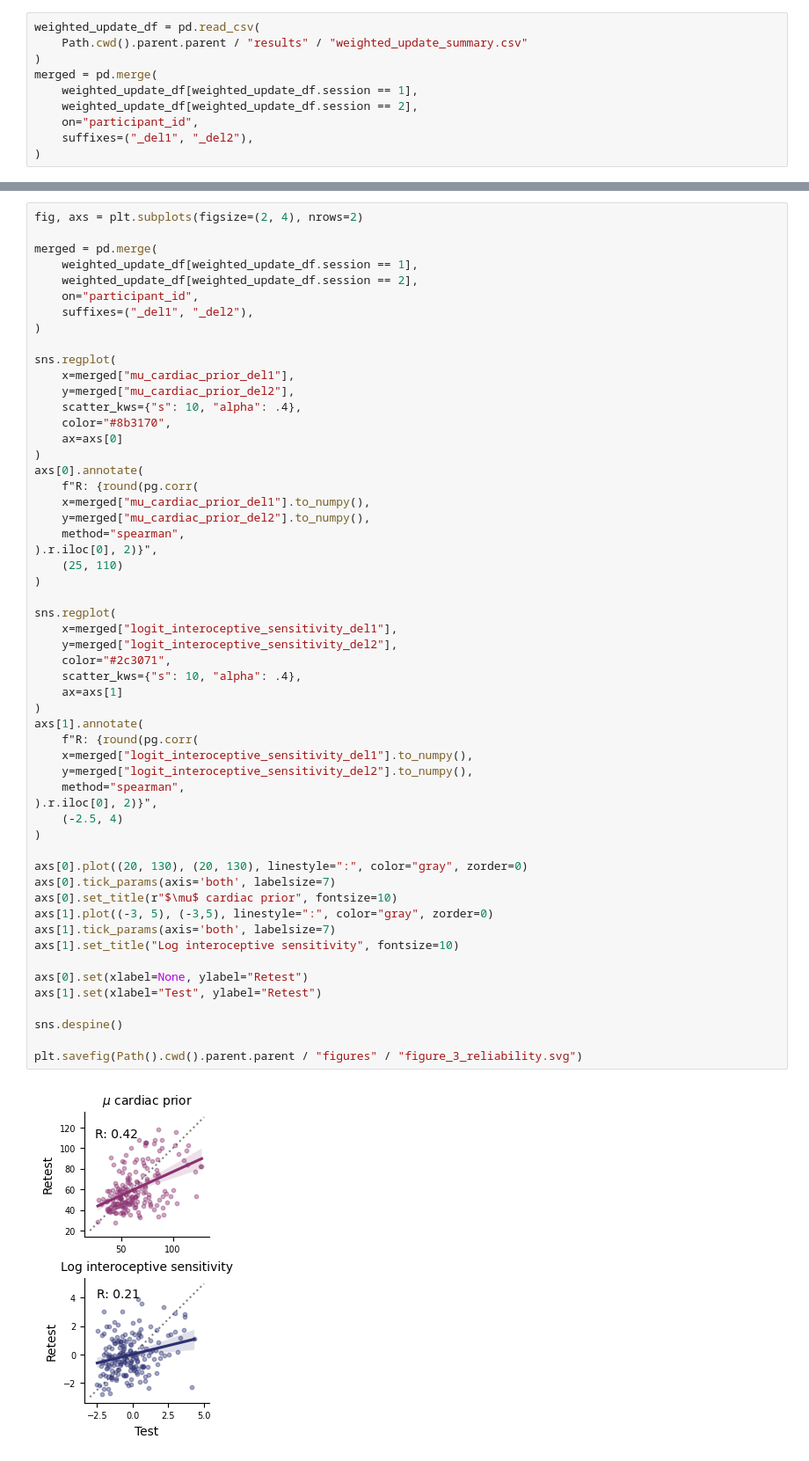
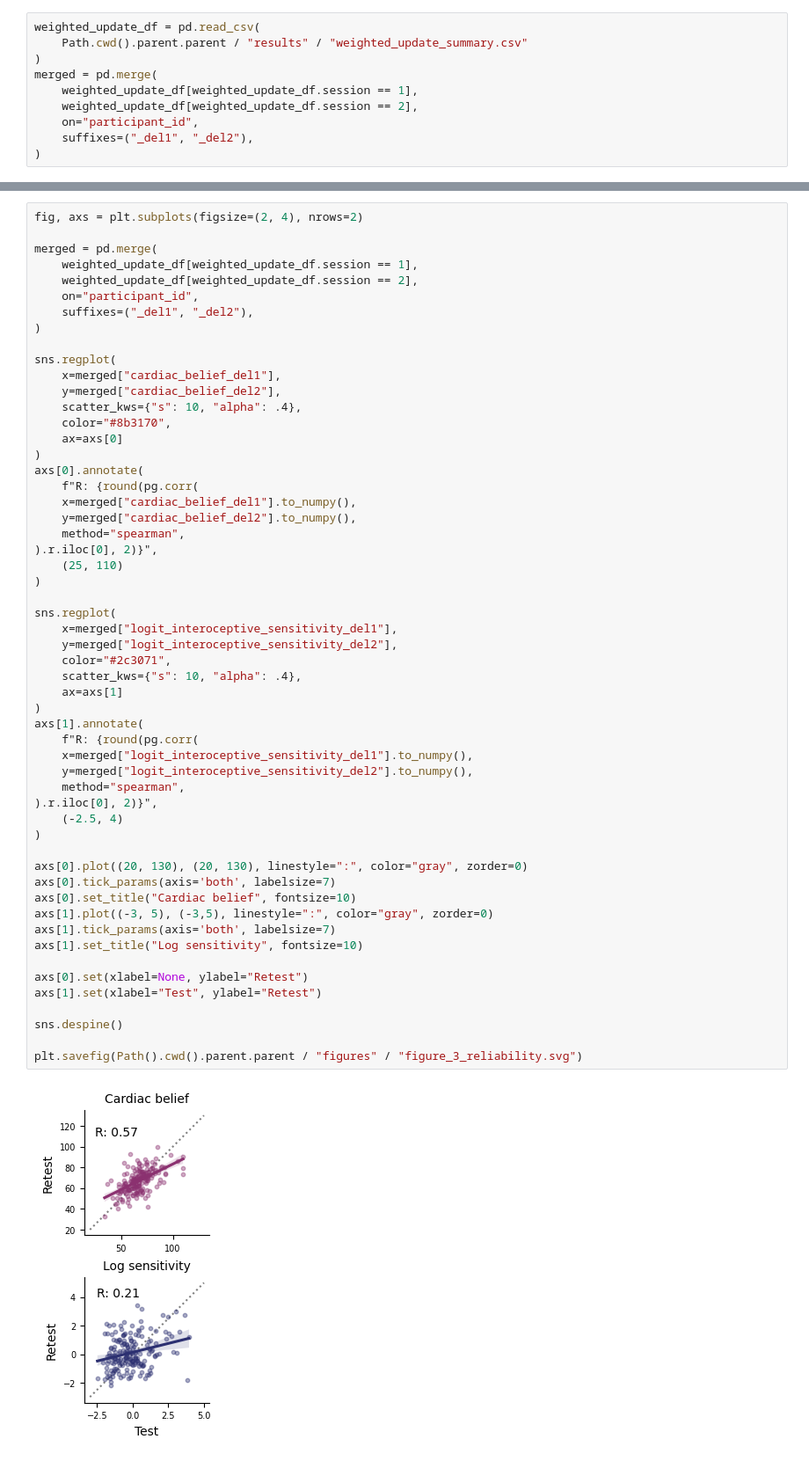
Before and after one commit to LegrandNico/ComputationalCardioception, a Jupyter notebook: code/notebooks/Figure_3_intero_extero.ipynb, the cells around one changed output, grey strips where cells are left out. Shown at 88% size. Cells and saved outputs as stored; diff of their text form.

Commit message:
figures and notebooks

```diff
--- a/code/notebooks/Figure_3_intero_extero.ipynb
+++ b/code/notebooks/Figure_3_intero_extero.ipynb
@@ -73,49 +89,49 @@ merged = pd.merge(
 )
 
 sns.regplot(
-    x=merged["mu_cardiac_prior_del1"],
-    y=merged["mu_cardiac_prior_del2"],
+    x=merged["cardiac_belief_del1"],
+    y=merged["cardiac_belief_del2"],
     scatter_kws={"s": 10, "alpha": .4},
     color="#8b3170",
     ax=axs[0]
 )
 axs[0].annotate(
     f"R: {round(pg.corr(
-    x=merged["mu_cardiac_prior_del1"].to_numpy(),
-    y=merged["mu_cardiac_prior_del2"].to_numpy(),
+    x=merged["cardiac_belief_del1"].to_numpy(),
+    y=merged["cardiac_belief_del2"].to_numpy(),
     method="spearman",
 ).r.iloc[0], 2)}",
     (25, 110)
 )
 
 sns.regplot(
     x=merged["logit_interoceptive_sensitivity_del1"],
     y=merged["logit_interoceptive_sensitivity_del2"],
     color="#2c3071",
     scatter_kws={"s": 10, "alpha": .4},
     ax=axs[1]
 )
 axs[1].annotate(
     f"R: {round(pg.corr(
     x=merged["logit_interoceptive_sensitivity_del1"].to_numpy(),
     y=merged["logit_interoceptive_sensitivity_del2"].to_numpy(),
     method="spearman",
 ).r.iloc[0], 2)}",
     (-2.5, 4)
 )
 
 axs[0].plot((20, 130), (20, 130), linestyle=":", color="gray", zorder=0)
 axs[0].tick_params(axis='both', labelsize=7)
-axs[0].set_title(r"$\mu$ cardiac prior", fontsize=10)
+axs[0].set_title("Cardiac belief", fontsize=10)
 axs[1].plot((-3, 5), (-3,5), linestyle=":", color="gray", zorder=0)
 axs[1].tick_params(axis='both', labelsize=7)
-axs[1].set_title("Log interoceptive sensitivity", fontsize=10)
+axs[1].set_title("Log sensitivity", fontsize=10)
 
 axs[0].set(xlabel=None, ylabel="Retest")
 axs[1].set(xlabel="Test", ylabel="Retest")
 
 sns.despine()
 
 plt.savefig(Path().cwd().parent.parent / "figures" / "figure_3_reliability.svg")
 # %% [output]
-[figure, old version]
+[figure, new version]
```
Also changed, not shown: parts of 2 cells of this notebook, 14 other files.
